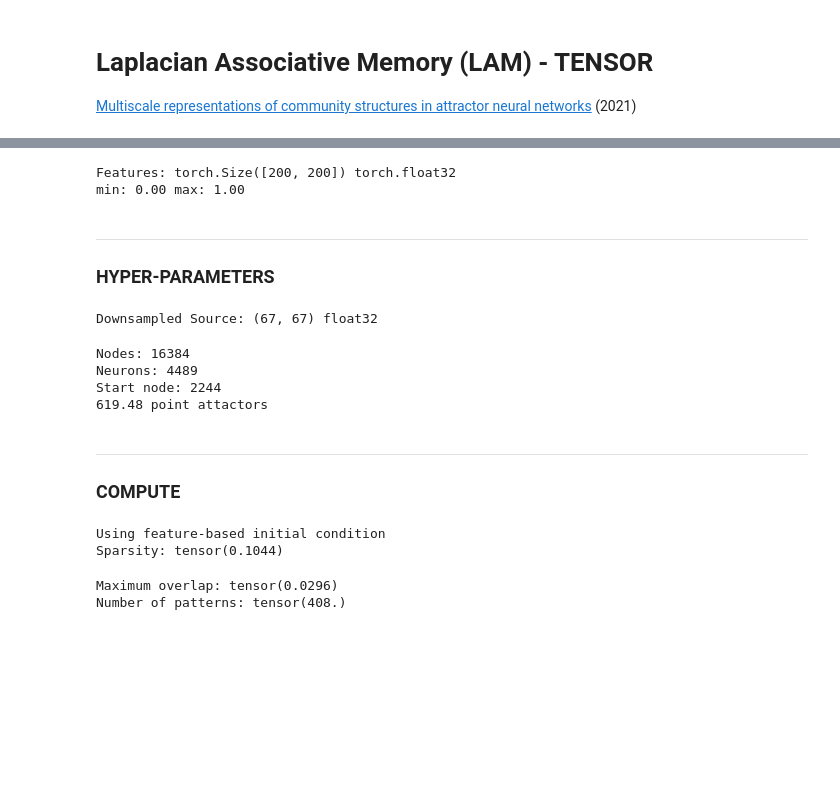
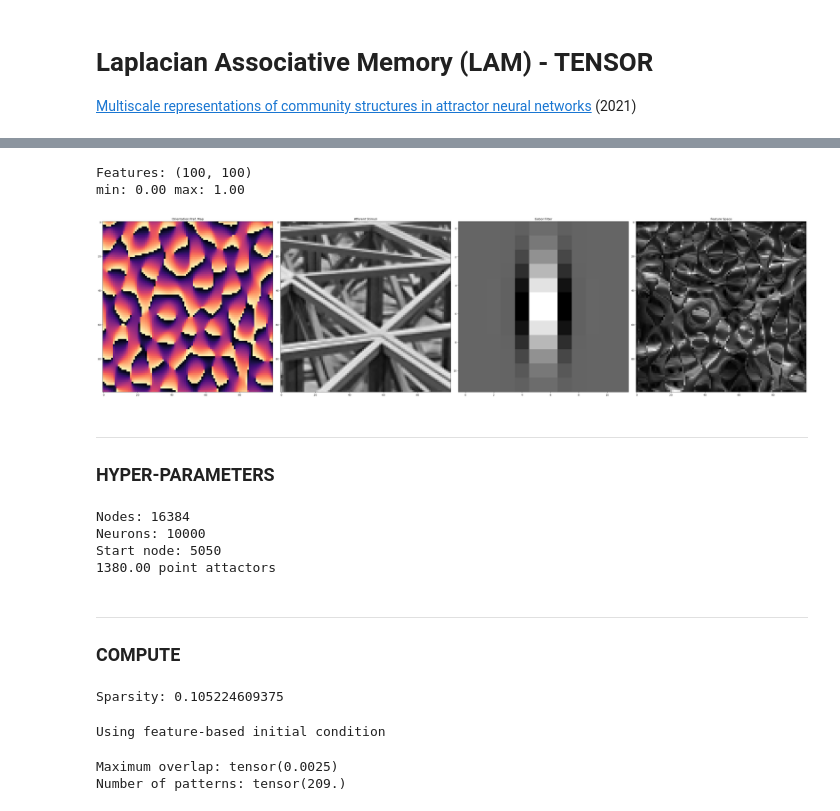
Before and after one commit to epochlab/LAM, a Jupyter notebook: lab/build_tensor.ipynb, the cells around one changed output, grey strips where cells are left out. Cells and saved outputs as stored; diff of their text form; code cells hidden in the pictures; blank space fills up the shorter version.

```diff
--- a/lab/build_tensor.ipynb
+++ b/lab/build_tensor.ipynb
@@ -38,52 +88,61 @@ min: 0.00 max: 1.00
 # %%
-features = libtools.gabor_conv(img, src)
+features = libtools.gabor_conv(img, src, step=int(count)) # Power of spatial frequency FFT (No multiplicative factor)
 features /= np.max(features)
-features = torch.from_numpy(features).float()
 
-print('Features:', features.shape, features.dtype)
+print('Features:', features.shape)
 print('min:', f"{features.min():.2f}", 'max:', f"{features.max():.2f}")
 # %% [output]
-Features: torch.Size([200, 200]) torch.float32
+Features: (100, 100)
 min: 0.00 max: 1.00
+# %%
+plt.figure(figsize=(40,10))
+plt.subplot(1,4,1)
+plt.imshow(src, 'magma')
+plt.title('Orientation Pref. Map')
+
+plt.subplot(1,4,2)
+plt.imshow(img, 'gray')
+plt.title('Afferent Stimuli')
+
+plt.subplot(1,4,3)
+plt.imshow(libtools.gabor_filter(1,2,0, samples=int(count)), 'gray')
+plt.title('Gabor Filter')
+
+plt.subplot(1,4,4)
+plt.imshow(features, 'gray')
+plt.title('Feature Space')
+plt.tight_layout()
+# %% [output]
+[figure, added]
 # %% [markdown]
 ---
 
 ### HYPER-PARAMETERS
-# %%
-factor = 3
-src = libtools.downsample(src, factor)
-features = libtools.downsample(features, factor)
-
-print("Downsampled Source:", src.shape, src.dtype)
-# %% [output]
-Downsampled Source: (67, 67) float32
 # %%
-N = 128**2                              # Nodes | Default: 30000
+N = 128**2                              # Units | Default: 30000
 prob = 0.1                              # Sparsity
 eta = 0.01                              # Epsilon / Learning rate
 simlen = 3000                           # Steps / Epochs
 gamma = 0.6                             # Inhibition ratio
 norm_mode = 'asym'                      # Asymmetric Normalisation
 alpha = -0.9                            # Ratio between local and global inhibition
-P = src.shape[0] * src.shape[1]         # N Neurons
+P = src.shape[0] * src.shape[1]         # N Nodes
 
-sigmaX = 1e-5                           # Spatial Gaussian Scale
-sigmaA = 0.5                            # Angular Gaussian Scale
-
-temp = 0.07                             # Activation Probability
+sigmaX = 1e-6                           # Spatial Gaussian Scale
+sigmaA = 0.1                            # Angular Gaussian Scale
 
 # Init condition (Center cell/pixel)
 start_node = int(int(src.shape[0]/2) * src.shape[1] + int(src.shape[0]/2))
 
 print('Nodes:', N)
 print("Neurons:", P)
-print('Start unit:', start_node)
+print('Start node:', start_node)
 print(f"{P * 0.138:.2f} point attactors")
 # %% [output]
 Nodes: 16384
-Neurons: 4489
-Start node: 2244
-619.48 point attactors
+Neurons: 10000
+Start node: 5050
+1380.00 point attactors
 # %% [markdown]
 ---
 
@@ -94,20 +157,26 @@ W = torch.from_numpy(W).float()
 # %%
-graph = LAM(N, P, prob, W, gamma, "asym", start_node, features, temp) # Weights
+graph = LAM(N, P, prob, W, gamma, "asym") # Decompose Weights
-# %% [output]
-Using feature-based initial condition
-Sparsity: tensor(0.1044)
+# %%
+activations = libtools.set_state(graph, features, 0.0885)
+print("Sparsity:", np.sum(activations/np.size(activations)))
+
+init_state = torch.from_numpy(activations).float()
+# %% [output]
+Sparsity: 0.105224609375
 # %%
-m_log, _, _ = graph.simulate_single(alpha, eta, simlen) # Simulate
+m_log, p_log, e_log = graph.simulate_single(alpha, eta, simlen, start_node, init_state.clone()) # Simulate
+# %% [output]
+Using feature-based initial condition
 # %%
 m = m_log[-1,:].clone()
+# m[start_node] = np.mean(np.delete(m, start_node))
 
-max_m = m.max()
-Nactive = torch.mean(torch.sum((m > 0.5*max_m).float(), dim=0))
-print("Maximum overlap:", max_m)
+Nactive = torch.mean(torch.sum((m > 0.5*m.max()).float(), dim=0))
+print("Maximum overlap:", m.max())
 print("Number of patterns:", Nactive)
 # %% [output]
-Maximum overlap: tensor(0.0296)
-Number of patterns: tensor(408.)
+Maximum overlap: tensor(0.0025)
+Number of patterns: tensor(209.)
 # %% [markdown]
 ---
 
```
Also changed, not shown: parts of 16 cells of this notebook, 5 other files.
